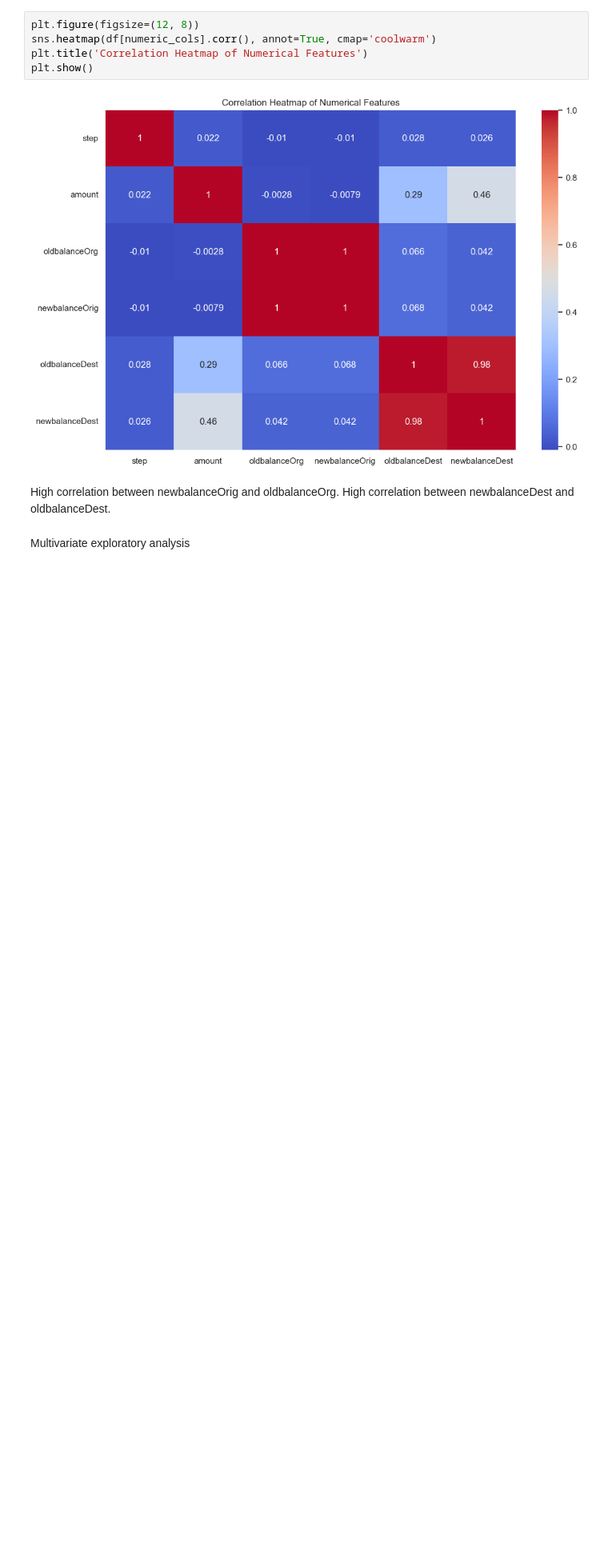
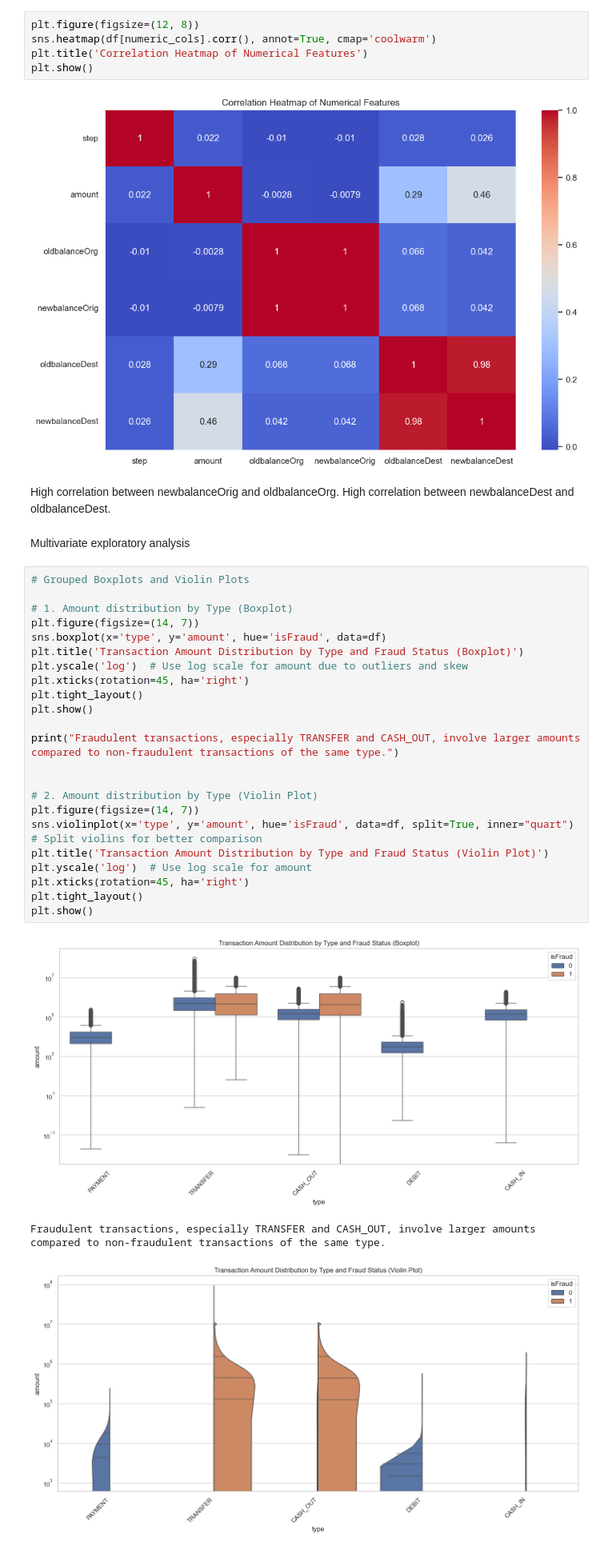
Before and after one commit to Seribii1o1/ML_Financial_Fraud_Detection, a Jupyter notebook: code/EDA.ipynb, the cells around one changed output. Shown at 80% size. Saved outputs shown, nothing was run; the diff lists cells and outputs as text; blank space fills up the shorter version.

```diff
--- a/code/EDA.ipynb
+++ b/code/EDA.ipynb
@@ -465,3 +465,30 @@ plt.show()
 High correlation between newbalanceOrig and oldbalanceOrg. High correlation between newbalanceDest and oldbalanceDest.
 # %% [markdown]
 Multivariate exploratory analysis
+# %%
+# Grouped Boxplots and Violin Plots
+
+# 1. Amount distribution by Type (Boxplot)
+plt.figure(figsize=(14, 7))
+sns.boxplot(x='type', y='amount', hue='isFraud', data=df)
+plt.title('Transaction Amount Distribution by Type and Fraud Status (Boxplot)')
+plt.yscale('log')  # Use log scale for amount due to outliers and skew
+plt.xticks(rotation=45, ha='right')
+plt.tight_layout()
+plt.show()
+
+print("Fraudulent transactions, especially TRANSFER and CASH_OUT, involve larger amounts compared to non-fraudulent transactions of the same type.")
+
+
+# 2. Amount distribution by Type (Violin Plot)
+plt.figure(figsize=(14, 7))
+sns.violinplot(x='type', y='amount', hue='isFraud', data=df, split=True, inner="quart") # Split violins for better comparison
+plt.title('Transaction Amount Distribution by Type and Fraud Status (Violin Plot)')
+plt.yscale('log')  # Use log scale for amount
+plt.xticks(rotation=45, ha='right')
+plt.tight_layout()
+plt.show()
+# %% [output]
+[figure, added]
+Fraudulent transactions, especially TRANSFER and CASH_OUT, involve larger amounts compared to non-fraudulent transactions of the same type.
+[figure, added]
```
Also changed, not shown: parts of 1 cell of this notebook.
